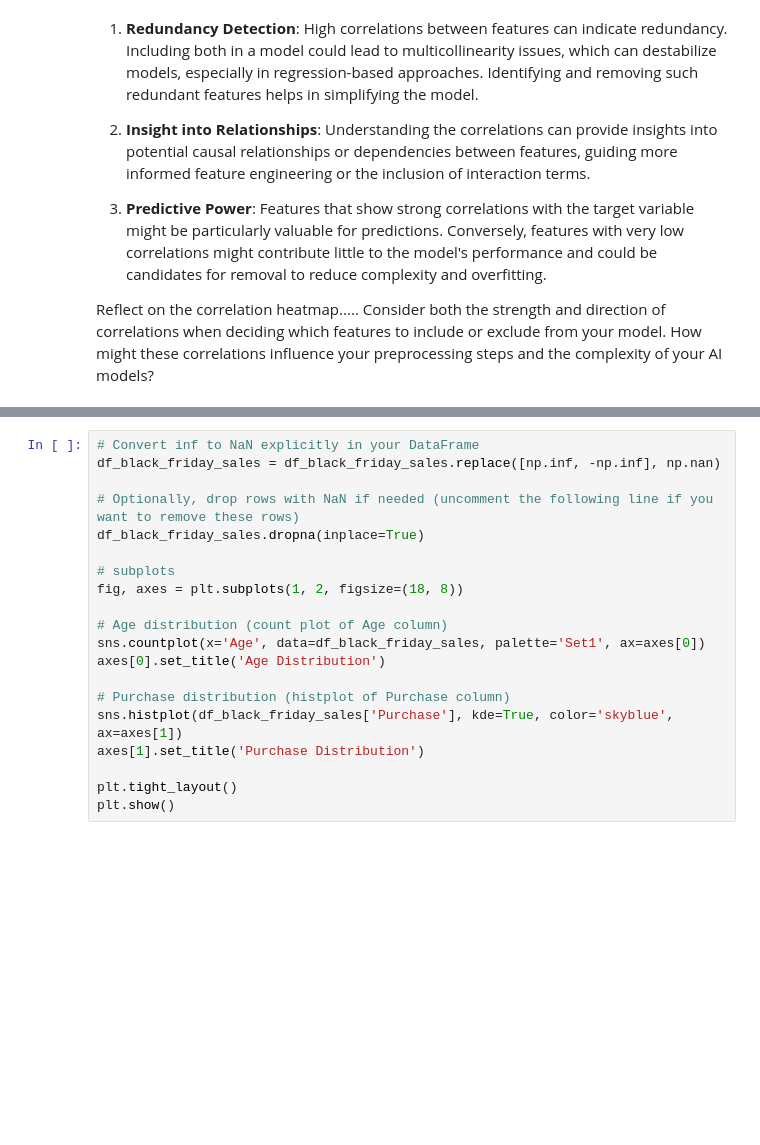
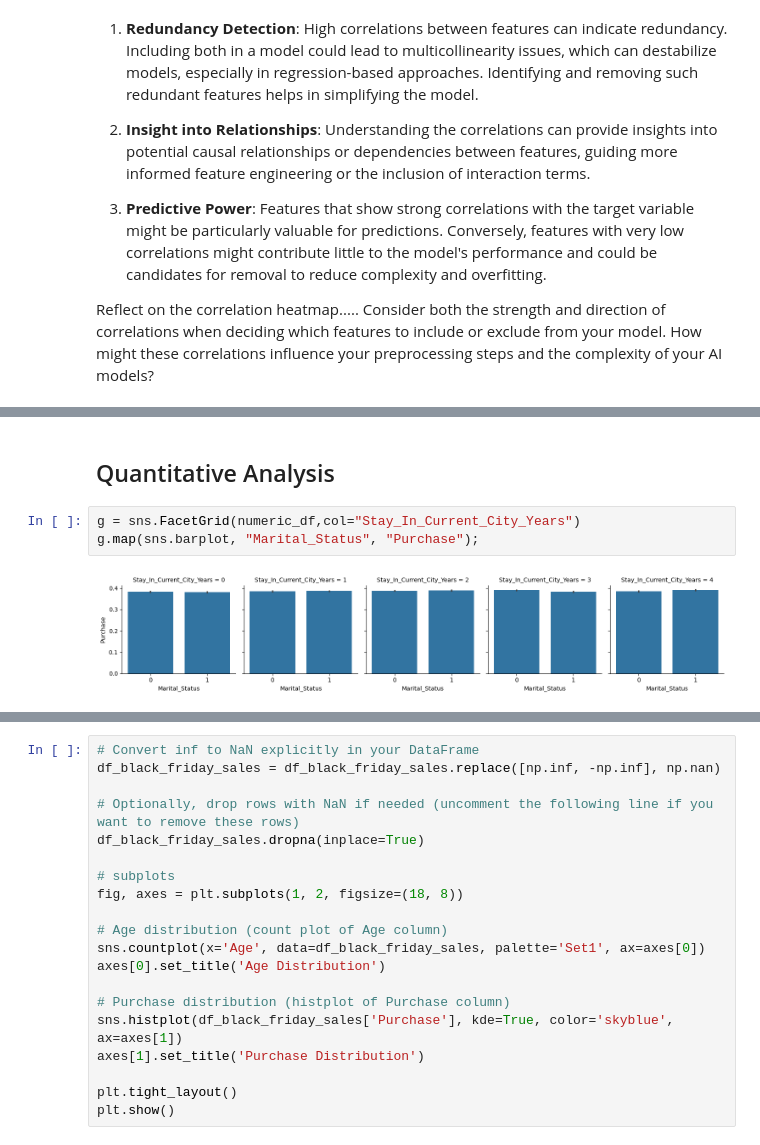
Before and after one commit to 1ssb/big-data, a Jupyter notebook: Big_Data_Analytics.ipynb, the cells around one changed output, grey strips where cells are left out. Cells and saved outputs as stored; diff of their text form; blank space fills up the shorter version.

```diff
--- a/Big_Data_Analytics.ipynb
+++ b/Big_Data_Analytics.ipynb
@@ -334,0 +369,7 @@ plt.show()
+# %% [markdown]
+## Quantitative Analysis
+# %%
+g = sns.FacetGrid(numeric_df,col="Stay_In_Current_City_Years")
+g.map(sns.barplot, "Marital_Status", "Purchase");
+# %% [output]
+[figure, added]
```
Also changed, not shown: parts of 34 cells of this notebook.
